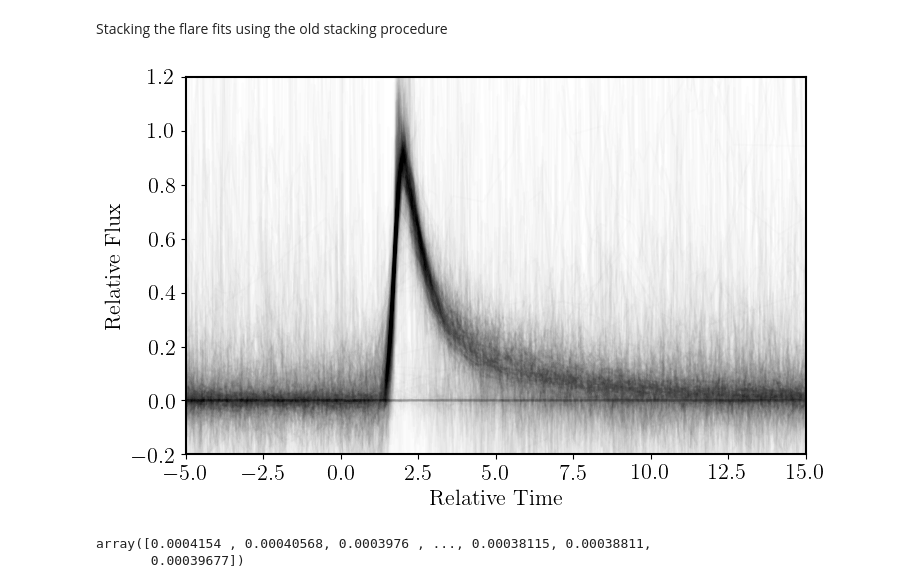
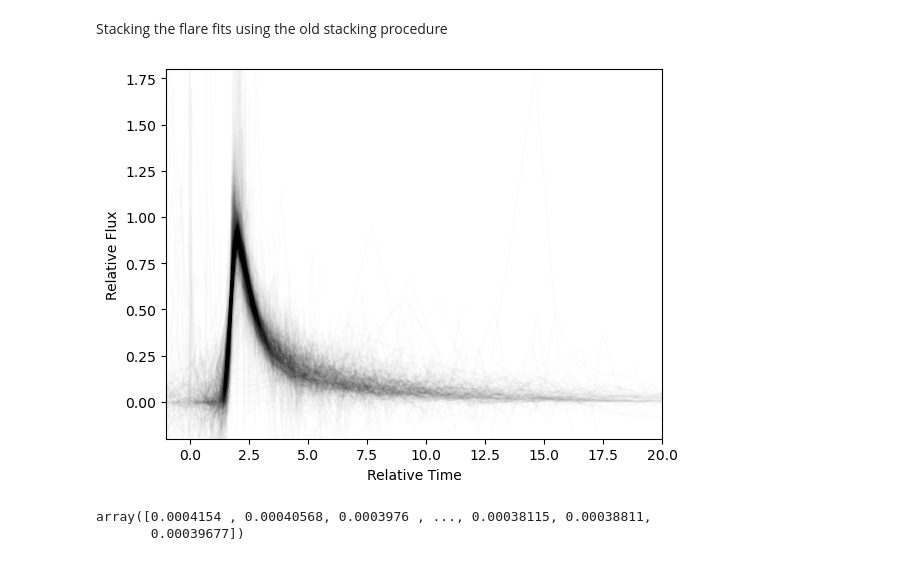
Before and after one commit to lupitatovar/flares, a Jupyter notebook: notebooks/Flare_Model_V1.ipynb, the cells around one changed output. Saved outputs shown, nothing was run; the diff lists cells and outputs as text; code cells hidden in the pictures.

```diff
--- a/notebooks/Flare_Model_V1.ipynb
+++ b/notebooks/Flare_Model_V1.ipynb
@@ -1204,45 +1209,46 @@ plt.legend(loc='upper left',fontsize='14')
 # %% [markdown]
 Stacking the flare fits using the old stacking procedure
 # %%
-
-
 
 #plt.figure( figsize=(15, 5), facecolor='w', edgecolor='k')
 for i in range(0,len(cross_match)):
 
 
     #coeffs array already has these values: tpeak(time_max), fwhm(t_half), ampl(peak)
     # defining the variable to plot
+    i_temp = np.where((df['time'].values <= cross_match['t_stop'].values[i]) &
+                    (df['time'].values >= cross_match['t_start'].values[i]))[0]
 
-
-    temp_x_stack = (df['time'] - tpeaks[i])/(fwhms[i])
-    temp_y_stack = ((detrended)/(amps[i]))
+    temp_x_stack = (df['time'][i_temp] - tpeaks[i])/(fwhms[i])
+    temp_y_stack = ((detrended[i_temp])/(amps[i]))
     plt.plot(temp_x_stack,temp_y_stack,color='black',alpha=0.01)
 
     ########## PLOTTING ################
     #plt.plot(temp_x_stack,temp_y_stack,color='k',alpha=0.01)
 
     #the plot below is in cumulative distribution space
     #plt.plot(temp_x_stack,np.cumsum(temp_y_stack)/np.sum(temp_y_stack),color='k')
 
 
 
     #Setting Titles
     #axs[0].set_title('Stacked Flares')
     #axs[1].set_title('Cumulative Distribution')
 
 
     #Axes labels
     plt.xlabel("Relative Time")
     plt.ylabel("Relative Flux")
     #axs[1].set_ylabel("Cummulative Flux")
     #axs[1].set_xlabel("Relative Time")
 
     #Axes limits
-    plt.xlim(-5,15)
-    plt.ylim(-0.2,1.2)
+    plt.xlim(-1,20)
+    plt.ylim(-0.2,1.8)
+
+#plt.savefig('')
 # %% [output]
-[figure, old version]
+[figure, new version]
 # %%
 lc_time = df['time'].values
 lc_time
```
Also changed, not shown: parts of 8 cells of this notebook, 3 other files.
